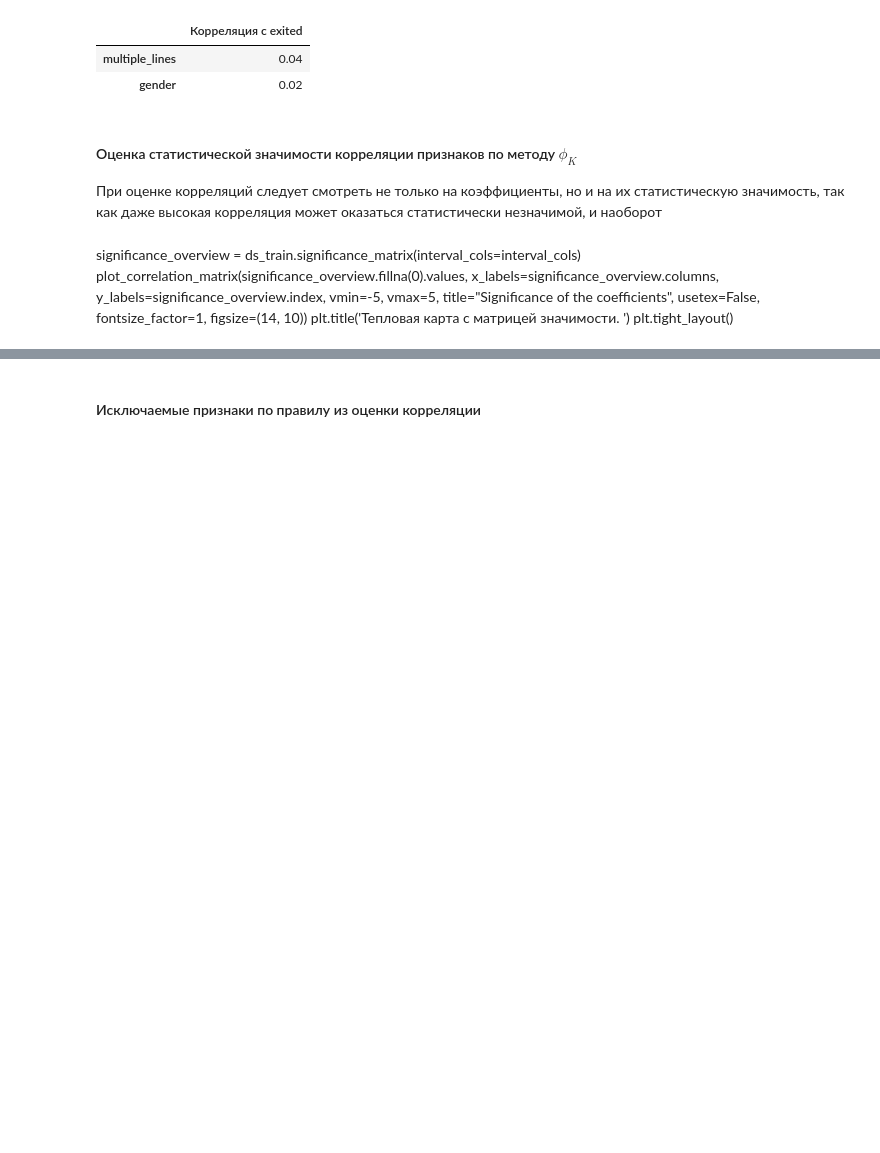
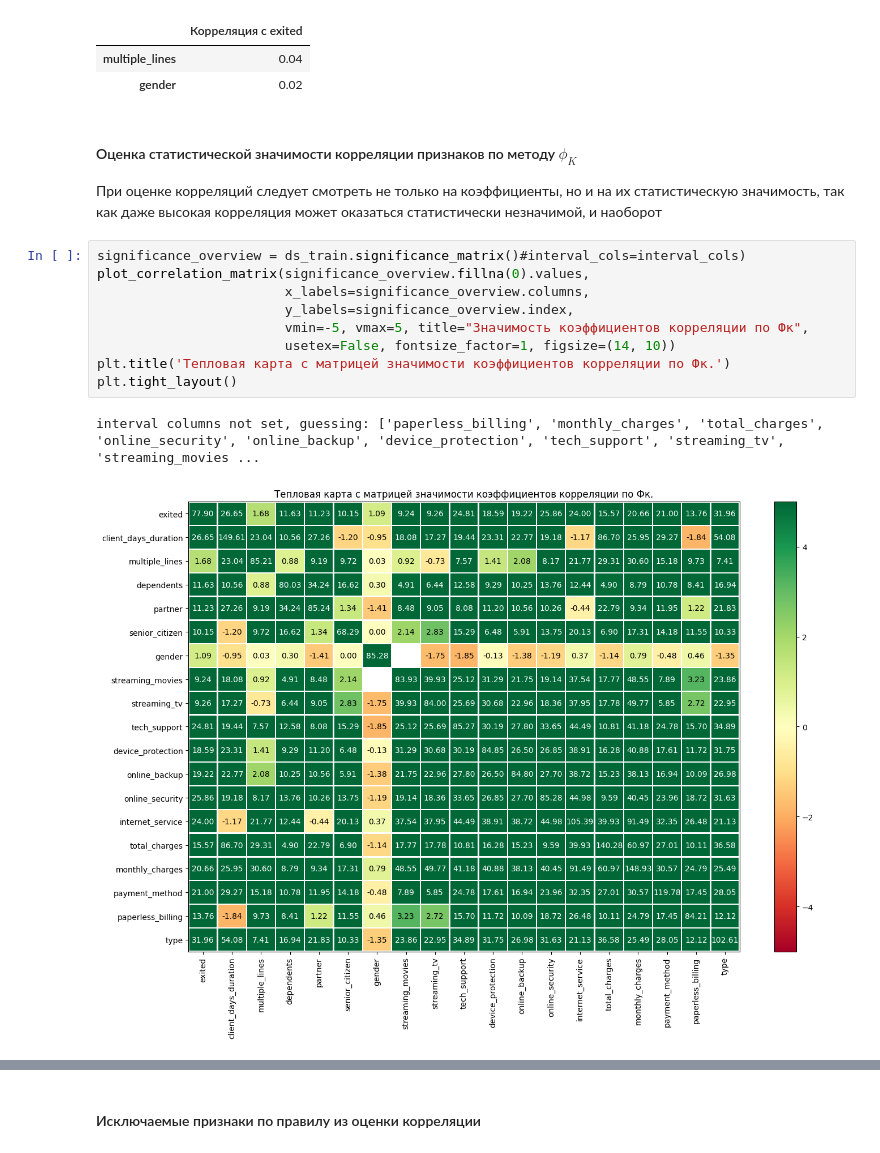
Before and after one commit to oxytwtr/20_ML_Telecom_customer_loss, a Jupyter notebook: 20_ML_Telecom_customer_loss.ipynb, the cells around one changed output, grey strips where cells are left out. Cells and saved outputs as stored; diff of their text form; blank space fills up the shorter version.

```diff
--- a/20_ML_Telecom_customer_loss.ipynb
+++ b/20_ML_Telecom_customer_loss.ipynb
@@ -1269,13 +1335,16 @@ pd.DataFrame({'Корреляция с exited': feat_corr_target})
 #### Оценка статистической значимости корреляции признаков по методу  $\phi_K$
 
 При оценке корреляций следует смотреть не только на коэффициенты, но и на их статистическую значимость, так как даже высокая корреляция может оказаться статистически незначимой, и наоборот
-# %% [markdown]
-significance_overview = ds_train.significance_matrix(interval_cols=interval_cols)
-plot_correlation_matrix(significance_overview.fillna(0).values,
-                        x_labels=significance_overview.columns,
-                        y_labels=significance_overview.index,
-                        vmin=-5, vmax=5, title="Significance of the coefficients",
-                        usetex=False, fontsize_factor=1, figsize=(14, 10))
-plt.title('Тепловая карта с матрицей значимости. ')
-plt.tight_layout()
+# %%
+significance_overview = ds_train.significance_matrix()#interval_cols=interval_cols)
+plot_correlation_matrix(significance_overview.fillna(0).values,
+                        x_labels=significance_overview.columns,
+                        y_labels=significance_overview.index,
+                        vmin=-5, vmax=5, title="Значимость коэффициентов корреляции по Фк",
+                        usetex=False, fontsize_factor=1, figsize=(14, 10))
+plt.title('Тепловая карта с матрицей значимости коэффициентов корреляции по Фк.')
+plt.tight_layout()
+# %% [output]
+interval columns not set, guessing: ['paperless_billing', 'monthly_charges', 'total_charges', 'online_security', 'online_backup', 'device_protection', 'tech_support', 'streaming_tv', 'streaming_movies ...
+[figure, added]
 # %% [markdown]
```
Also changed, not shown: parts of 260 cells of this notebook.
